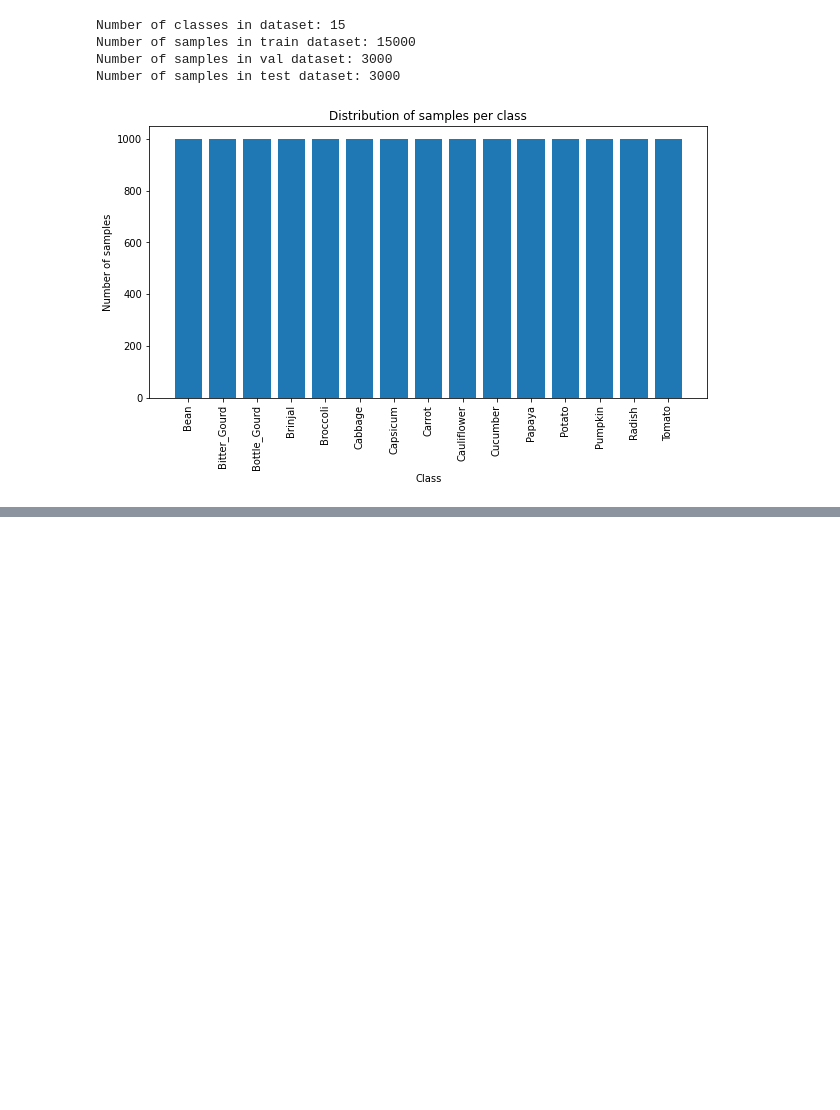
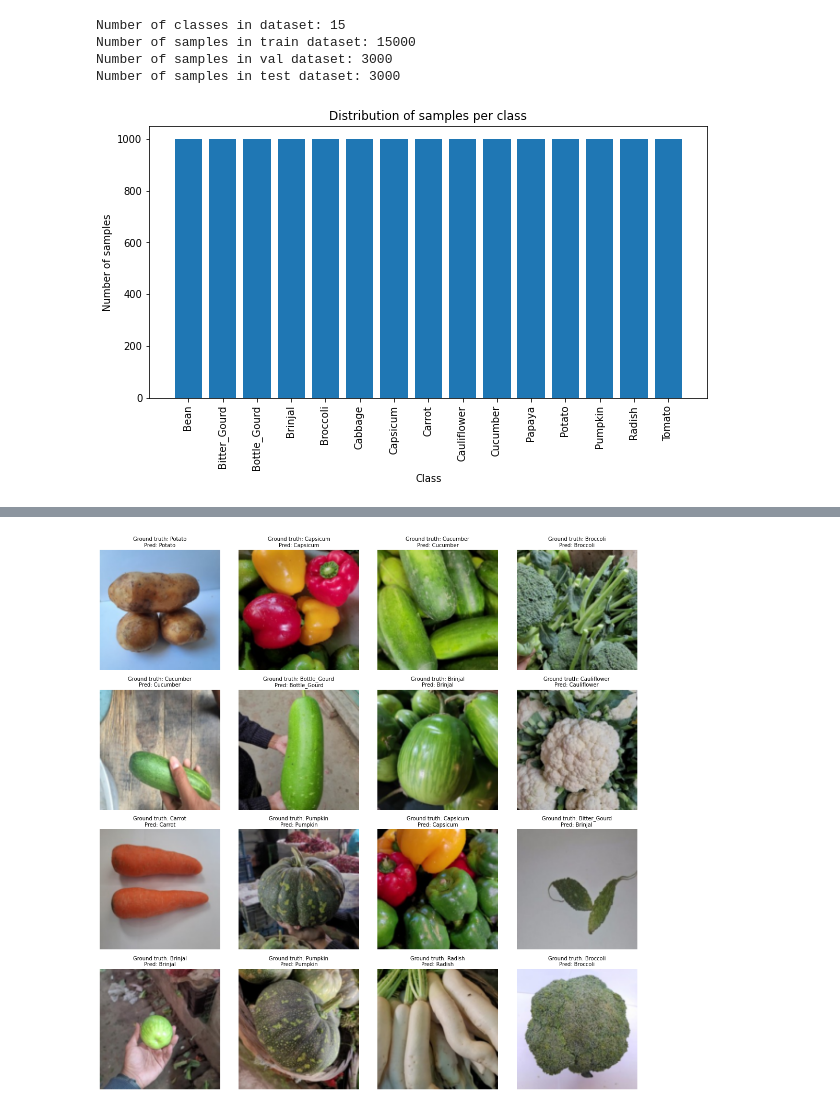
Before and after one commit to Kaktusowy500/vege-classifier, a Jupyter notebook: vegetable_clasification.ipynb, the cells around one changed output, grey strips where cells are left out. Saved outputs shown, nothing was run; the diff lists cells and outputs as text; code cells hidden in the pictures; blank space fills up the shorter version.

```diff
--- a/vegetable_clasification.ipynb
+++ b/vegetable_clasification.ipynb
@@ -204,0 +260,56 @@ Test Loss: 0.0616, Test Accuracy: 0.9857
+# %%
+import matplotlib.pyplot as plt
+import torch
+from torchvision.utils import make_grid
+import math
+
+
+def plot_predictions(model, test_loader, class_names, device, num_images=8):
+    model.eval()  # Set the model to evaluation mode
+    images_shown = 0
+
+    # Create a figure
+    images_in_row = 4
+    fig, ax = plt.subplots(math.ceil(num_images // images_in_row), images_in_row, figsize=(15, 15), facecolor='white')
+    ax = ax.ravel()  # Flatten the axes for easier indexing
+
+    with torch.no_grad():
+        for images, labels in test_loader:
+            # Move images and labels to the appropriate device
+            images, labels = images.to(device), labels.to(device)
+
+            # Get model predictions
+            outputs = model(images)
+            _, preds = torch.max(outputs, 1)
+
+            # Loop through the batch
+            for i in range(images.size(0)):
+                if images_shown >= num_images:  # Stop when we have enough images
+                    break
+
+                # Display the image
+                image = images[i].cpu().numpy().transpose((1, 2, 0))  # Convert to HWC format
+                image = (image * 255).astype('uint8')  # Denormalize
+
+                ax[images_shown].imshow(image)
+                ax[images_shown].axis('off')
+
+                # Add label information
+                gt_label = class_names[labels[i]]
+                pred_label = class_names[preds[i]]
+                ax[images_shown].set_title(f"Ground truth: {gt_label}\nPred: {pred_label}", fontsize=10)
+
+                images_shown += 1
+
+            if images_shown >= num_images:  # Break outer loop if needed
+                break
+
+    plt.tight_layout()
+    plt.show()
+
+
+# Usage
+device = torch.device("cuda" if torch.cuda.is_available() else "cpu")
+plot_predictions(model, test_loader, train_dataset.classes, device, 16)
+# %% [output]
+[figure, added]
```
Also changed, not shown: parts of 4 cells of this notebook, 1 other file.
